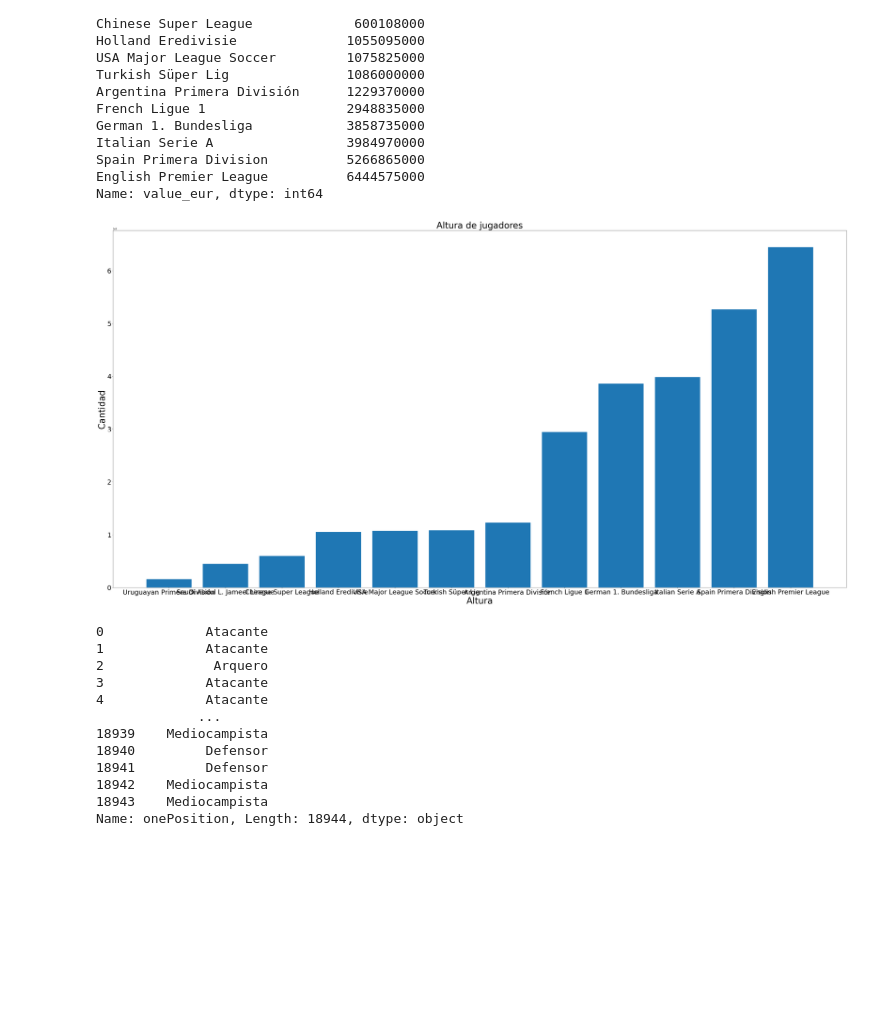
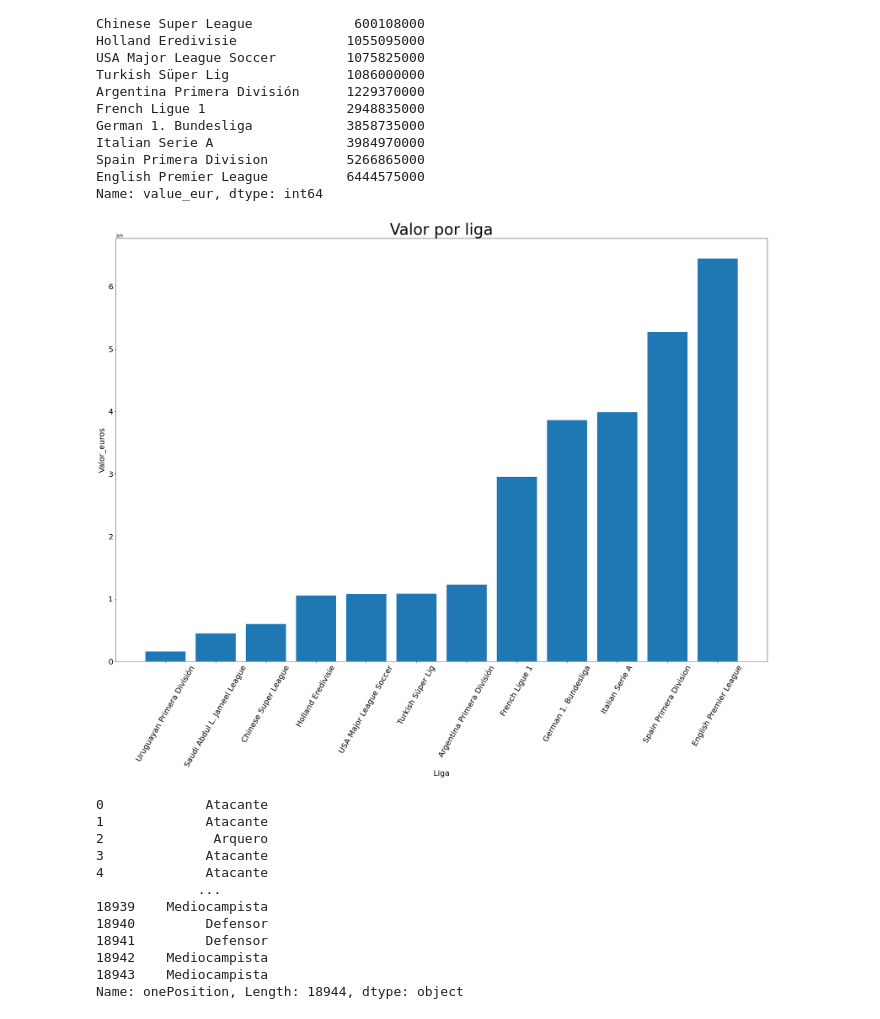
Before and after one commit to emito121/repopdaemi, a Jupyter notebook: TPs/Totalmente resueltos/TP matplot/Ejercitación-Matplotlib.ipynb, the cells around one changed output. Drawn from its saved outputs; the diff is of its cells as text; code cells hidden in the pictures; blank space fills up the shorter version.

```diff
--- a/TPs/Totalmente resueltos/TP matplot/Ejercitación-Matplotlib.ipynb
+++ b/TPs/Totalmente resueltos/TP matplot/Ejercitación-Matplotlib.ipynb
@@ -395,16 +394,17 @@ Spain Primera Division          5266865000
 English Premier League          6444575000
 Name: value_eur, dtype: int64
 # %%
-fig, axs = plt.subplots(figsize = (60,30))
+fig, axs = plt.subplots(figsize = (30,20))
 
 axs.bar(euros_ligas.index, euros_ligas.values)
-axs.set_title('Altura de jugadores', fontsize = 40)
-axs.set_xlabel('Altura', fontsize = 40)
-axs.set_ylabel('Cantidad', fontsize = 40)
-axs.tick_params(labelsize = 30)
+axs.set_title('Valor por liga', fontsize = 40)
+axs.set_xlabel('Liga', fontsize = 20)
+axs.set_ylabel('Valor_euros', fontsize = 20)
+axs.tick_params(labelsize = 20)
+axs.tick_params(axis = 'x', rotation = 60)
 plt.show()
 # %% [output]
-[figure, old version]
+[figure, new version]
 # %%
 onePositions = []
 
```
Also changed, not shown: parts of 4 cells of this notebook.
